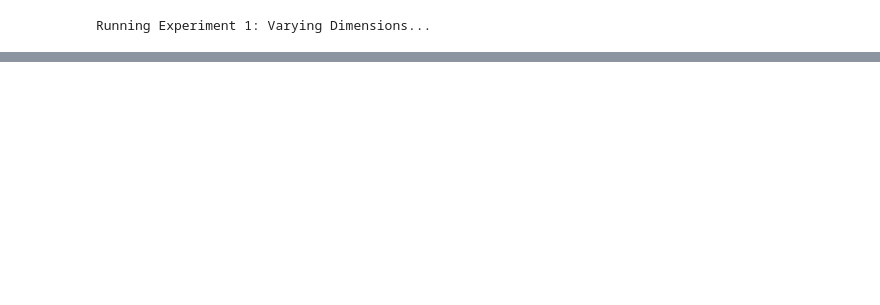
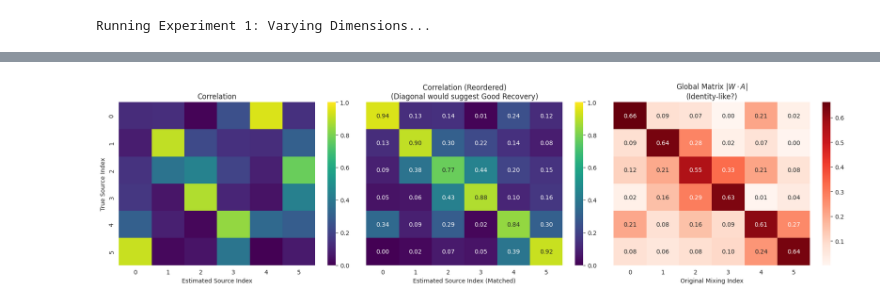
Before and after one commit to ashutoshjha3103/ot_in_linear_ica, a Jupyter notebook: exp/OT_vs_fast_ICA_over_dim_and_samsize.ipynb, the cells around one changed output, grey strips where cells are left out. Cells and saved outputs as stored; diff of their text form; code cells hidden in the pictures; blank space fills up the shorter version.

```diff
--- a/exp/OT_vs_fast_ICA_over_dim_and_samsize.ipynb
+++ b/exp/OT_vs_fast_ICA_over_dim_and_samsize.ipynb
@@ -294 +316,90 @@ display(df_results.groupby(['Exp', 'X', 'Method'])['Amari'].agg(['mean', 'std'])
 102 rows × 2 columns
+# %%
+# ==========================================
+# 5. Qualitative Analysis
+# ==========================================
+from scipy.optimize import linear_sum_assignment
+
+def qualitative_check(n_dim=6, n_samples=2000):
+    print(f"\n--- Running Qualitative Check (Dim={n_dim}) ---")
+
+    # 1. Generate Data & Recover True Sources
+    # Note: generate_dataset returns (X, A). S is hidden.
+    # We recover S_true using S = inv(A) @ X
+    X_torch, A_true = generate_dataset(n_dim=n_dim, n_samples=n_samples, seed=42, dist_type='laplace')
+    X_np = X_torch.numpy()
+    S_true = np.linalg.inv(A_true) @ X_np
+
+    # 2. Run Wasserstein ICA
+    ica = WassersteinICA(X_torch)
+    ica.whiten()
+
+    # Phase 1: Deflation
+    extracted_ws = []
+    for _ in range(n_dim):
+        prev = torch.stack(extracted_ws) if extracted_ws else None
+        w, _ = ica.optimize_wasserstein2(
+            prev_components=prev, max_iter=200, lr=0.1, continuous=True, n_restarts=3
+        )
+        extracted_ws.append(w)
+    W_deflation = torch.stack(extracted_ws)
+
+    # Phase 2: Refinement
+    W_sphere = ica.optimize_symmetric(n_components=n_dim, init_w=W_deflation, max_iter=100, lr=0.05)
+
+    # Get Total Unmixing Matrix (W_est)
+    W_white = get_whitening_matrix(X_torch)
+    W_est = W_sphere.cpu().numpy() @ W_white
+
+    # Recover Estimated Sources
+    S_est = W_est @ X_np
+
+    # 3. Match Sources (Resolve Permutation)
+    # We calculate the correlation matrix between S_true and S_est
+    # Then we find the best matching to maximize diagonal correlation
+    corr_mat = np.zeros((n_dim, n_dim))
+    for i in range(n_dim):
+        for j in range(n_dim):
+            # Use absolute correlation (resolves sign ambiguity)
+            corr_mat[i, j] = np.abs(np.corrcoef(S_true[i], S_est[j])[0, 1])
+
+    # Matches row i to col j to maximize sum of correlations and find optimal permutation
+    row_ind, col_ind = linear_sum_assignment(-corr_mat)
+
+    # Reorder S_est to match S_true
+    S_est_ordered = S_est[col_ind]
+    corr_mat_ordered = corr_mat[:, col_ind] # Reorder columns of correlation matrix
+
+    # 4. Calculate Global Matrix P = W_est @ A_true
+    # Ideally, this should look like a Permutation Matrix
+    P = np.abs(W_est @ A_true)
+    # Reorder P to make it look diagonal (for visualization)
+    P_ordered = P[col_ind, :]
+
+    # ================= VISUALIZATION =================
+    fig, axes = plt.subplots(1, 3, figsize=(18, 5))
+
+    # Plot A: Correlation Matrix (Unordered)
+    sns.heatmap(corr_mat, ax=axes[0], cmap="viridis", vmin=0, vmax=1, annot=False)
+    axes[0].set_title("Correlation")
+    axes[0].set_xlabel("Estimated Source Index")
+    axes[0].set_ylabel("True Source Index")
+
+    # Plot B: Correlation Matrix (Ordered)
+    sns.heatmap(corr_mat_ordered, ax=axes[1], cmap="viridis", vmin=0, vmax=1, annot=True, fmt=".2f")
+    axes[1].set_title("Correlation (Reordered)\n(Diagonal would suggest Good Recovery)")
+    axes[1].set_xlabel("Estimated Source Index (Matched)")
+    axes[1].set_yticks([]) # Hide y-labels for cleaner look
+
+    # Plot C: Global Matrix P = W @ A
+    sns.heatmap(P_ordered, ax=axes[2], cmap="Reds", annot=True, fmt=".2f")
+    axes[2].set_title("Global Matrix $|W \\cdot A|$\n(Identity-like?)")
+    axes[2].set_xlabel("Original Mixing Index")
+    axes[2].set_yticks([])
+
+    plt.tight_layout()
+    plt.show()
+
+# Run the check
+qualitative_check(n_dim=6) # Small dim for clear visualization
+# %% [output]
@@ -294,0 +407 @@ display(df_results.groupby(['Exp', 'X', 'Method'])['Amari'].agg(['mean', 'std'])
+[figure, added]
```
Also changed, not shown: parts of 6 cells of this notebook, 9 other files.
